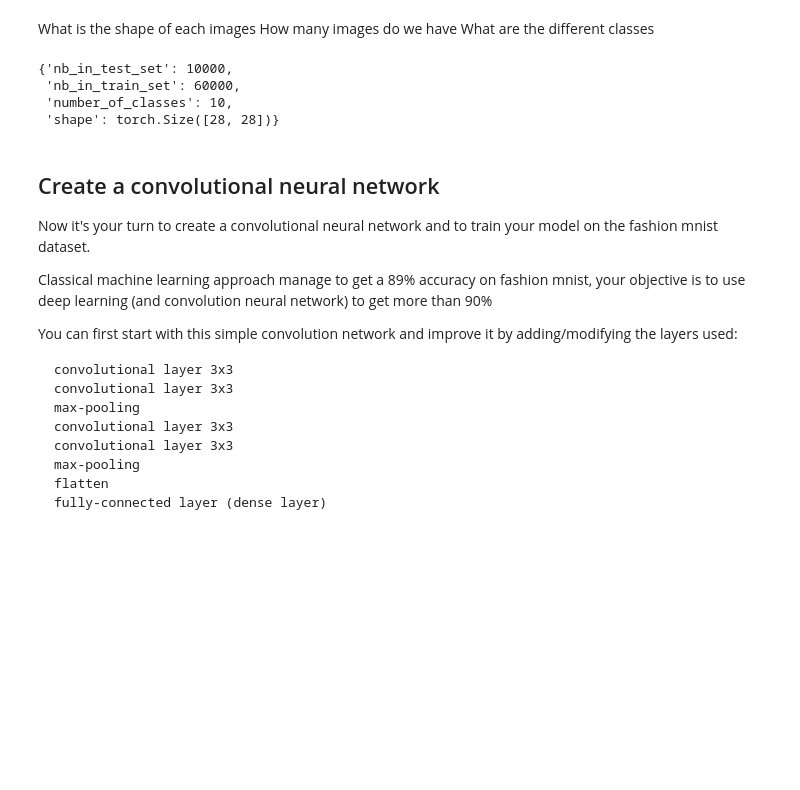
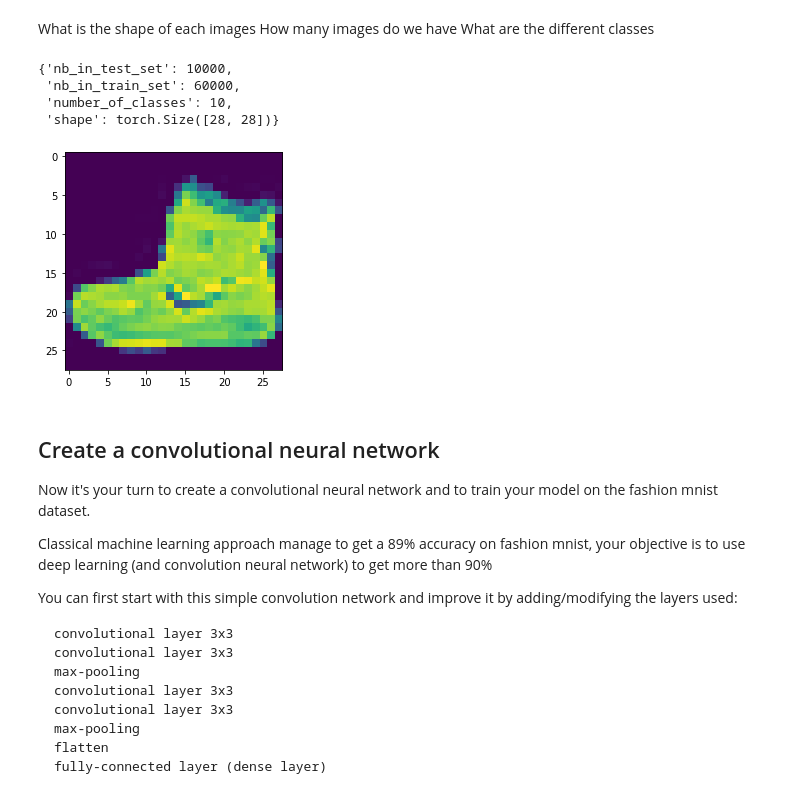
Before and after one commit to DL-ECE/tp2-deeplearningonimages-Pymboss75, a Jupyter notebook: convolution.ipynb, the cells around one changed output. Saved outputs shown, nothing was run; the diff lists cells and outputs as text; code cells hidden in the pictures; blank space fills up the shorter version.

```diff
--- a/convolution.ipynb
+++ b/convolution.ipynb
@@ -768,12 +768,14 @@ def fashion_mnist_dataset_answer():
     return {'shape': shape, 'nb_in_train_set': number_of_images_in_train_set, 'nb_in_test_set': number_of_images_in_test_set, 'number_of_classes': number_of_classes}
 # %%
 # Plot an image and the target
+plt.imshow(fmnist_train.dataset.data[0])
 fashion_mnist_dataset_answer()
 # %% [output]
 {'nb_in_test_set': 10000,
  'nb_in_train_set': 60000,
  'number_of_classes': 10,
  'shape': torch.Size([28, 28])}
+[figure, added]
 # %% [markdown]
 ## Create a convolutional neural network
 
```
